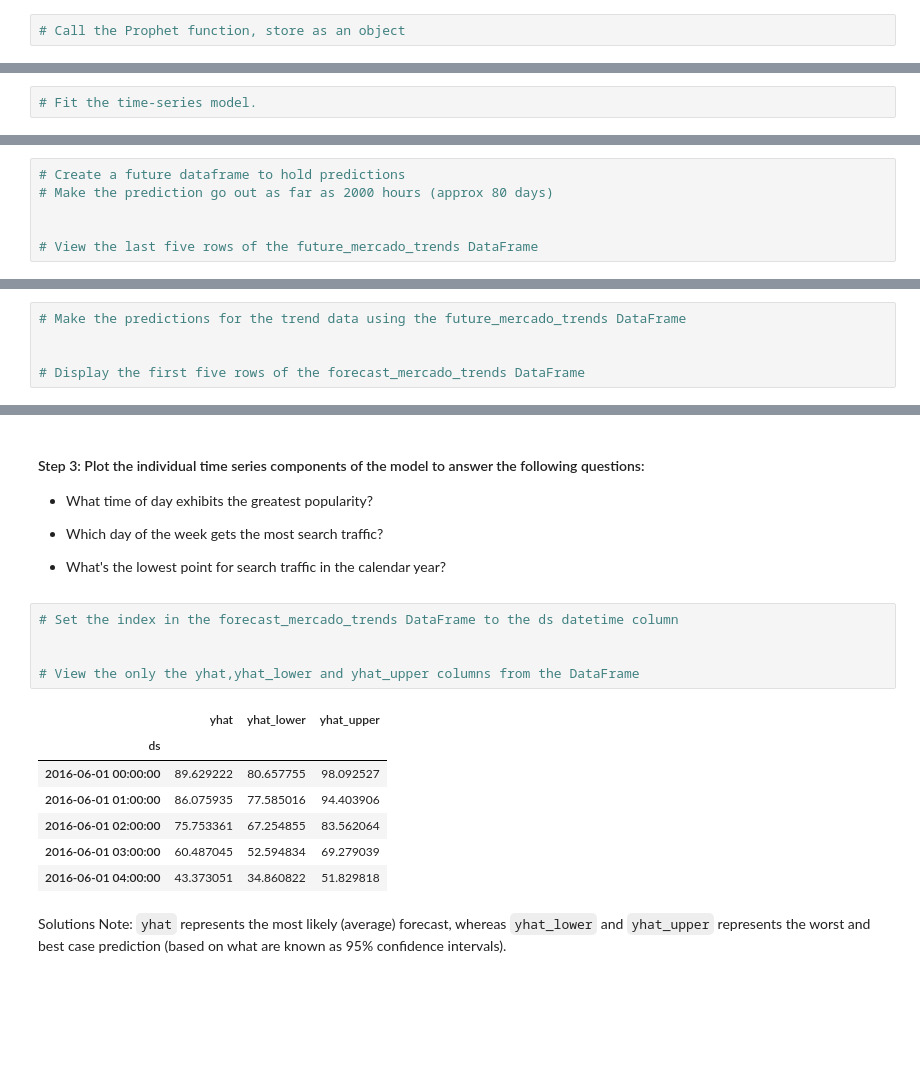
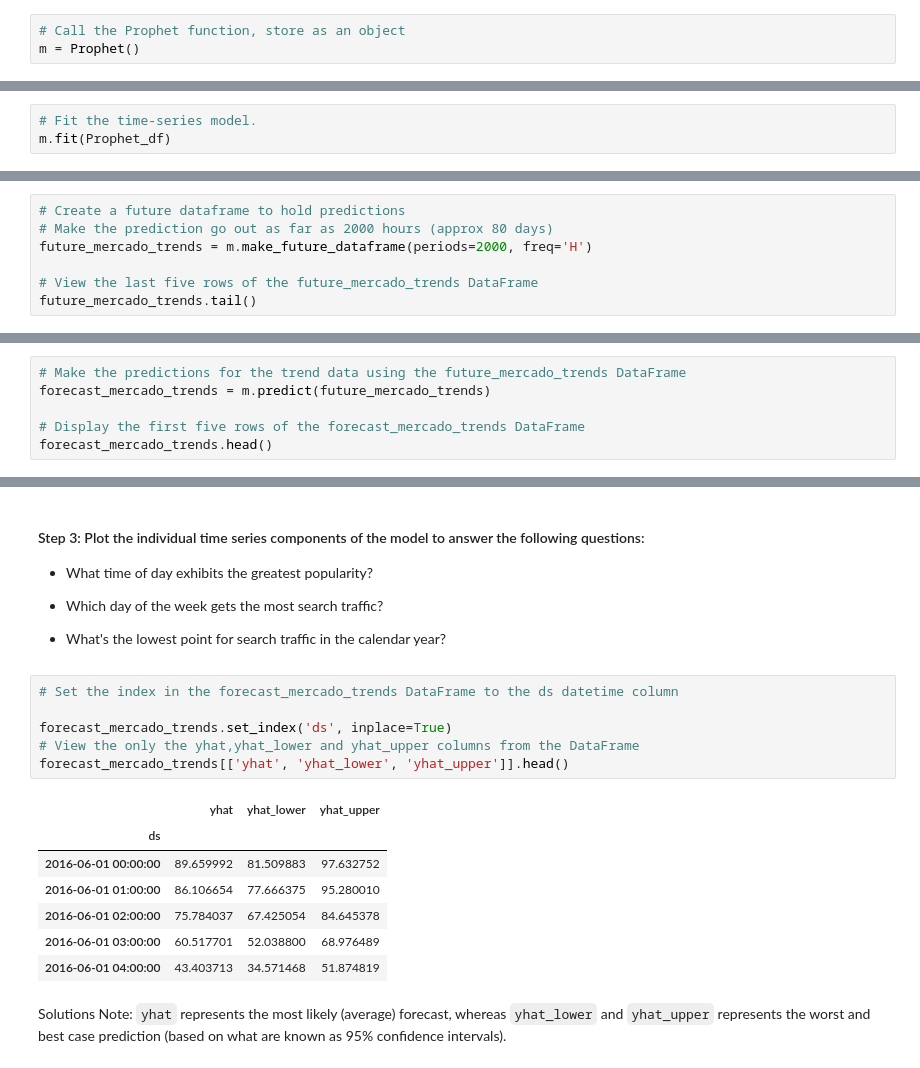
Before and after one commit to SArjaGit/prophet-challenge, a Jupyter notebook: forecasting_net_prophet.ipynb, the cells around one changed output, grey strips where cells are left out. Drawn from its saved outputs; the diff is of its cells as text; blank space fills up the shorter version.

```diff
--- a/forecasting_net_prophet.ipynb
+++ b/forecasting_net_prophet.ipynb
@@ -400,3 +402,4 @@ Now, you need to produce a time series model that analyzes and forecasts pattern
 | 37105 | 2020-09-08 00:00:00 | 96 |
 # %%
 # Call the Prophet function, store as an object
+m = Prophet()
@@ -405,3 +406,4 @@ Now, you need to produce a time series model that analyzes and forecasts pattern
 # %%
 # Fit the time-series model.
+m.fit(Prophet_df)
 # %% [output]
@@ -418,9 +413,10 @@ INFO:cmdstanpy:Chain [1] done processing
 # %%
 # Create a future dataframe to hold predictions
 # Make the prediction go out as far as 2000 hours (approx 80 days)
-
+future_mercado_trends = m.make_future_dataframe(periods=2000, freq='H')
 
 # View the last five rows of the future_mercado_trends DataFrame
+future_mercado_trends.tail()
 # %% [output]
 |  | ds |
 | 39101 | 2020-11-30 04:00:00 |
@@ -430,8 +426,9 @@ INFO:cmdstanpy:Chain [1] done processing
 | 39105 | 2020-11-30 08:00:00 |
 # %%
 # Make the predictions for the trend data using the future_mercado_trends DataFrame
-
+forecast_mercado_trends = m.predict(future_mercado_trends)
 
 # Display the first five rows of the forecast_mercado_trends DataFrame
+forecast_mercado_trends.head()
 # %% [output]
 |  | ds | trend | yhat_lower | yhat_upper | trend_lower | trend_upper | additive_terms | ... |
@@ -465,16 +463,17 @@ INFO:cmdstanpy:Chain [1] done processing
 # %%
 # Set the index in the forecast_mercado_trends DataFrame to the ds datetime column
 
-
+forecast_mercado_trends.set_index('ds', inplace=True)
 # View the only the yhat,yhat_lower and yhat_upper columns from the DataFrame
+forecast_mercado_trends[['yhat', 'yhat_lower', 'yhat_upper']].head()
 # %% [output]
 |  | yhat | yhat_lower | yhat_upper |
 | ds |  |  |  |
-| 2016-06-01 00:00:00 | 89.629222 | 80.657755 | 98.092527 |
-| 2016-06-01 01:00:00 | 86.075935 | 77.585016 | 94.403906 |
-| 2016-06-01 02:00:00 | 75.753361 | 67.254855 | 83.562064 |
-| 2016-06-01 03:00:00 | 60.487045 | 52.594834 | 69.279039 |
-| 2016-06-01 04:00:00 | 43.373051 | 34.860822 | 51.829818 |
+| 2016-06-01 00:00:00 | 89.659992 | 81.509883 | 97.632752 |
+| 2016-06-01 01:00:00 | 86.106654 | 77.666375 | 95.280010 |
+| 2016-06-01 02:00:00 | 75.784037 | 67.425054 | 84.645378 |
+| 2016-06-01 03:00:00 | 60.517701 | 52.038800 | 68.976489 |
+| 2016-06-01 04:00:00 | 43.403713 | 34.571468 | 51.874819 |
 # %% [markdown]
 Solutions Note: `yhat` represents the most likely (average) forecast, whereas `yhat_lower` and `yhat_upper` represents the worst and best case prediction (based on what are known as 95% confidence intervals).
 # %%
```
Also changed, not shown: parts of 11 cells of this notebook.
